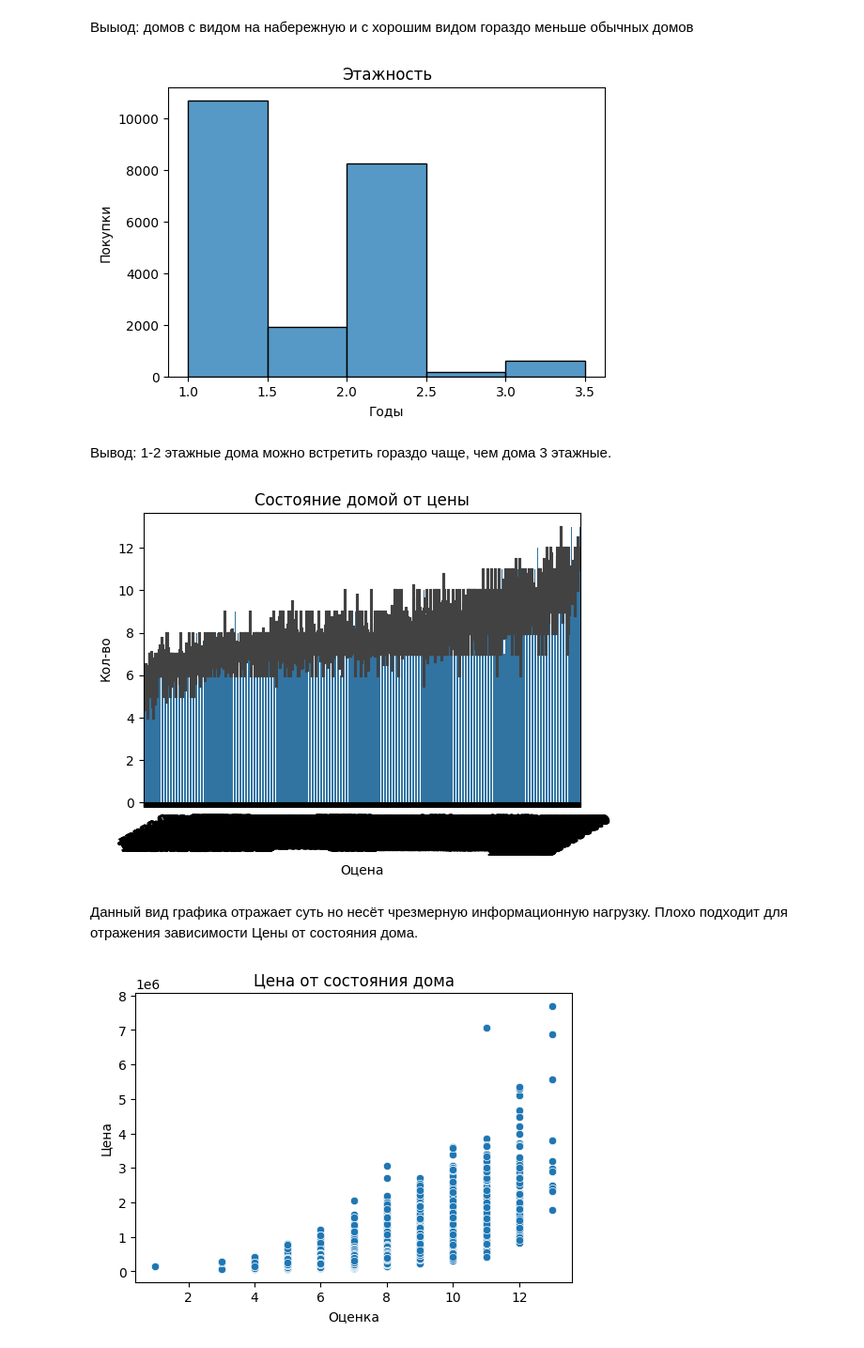
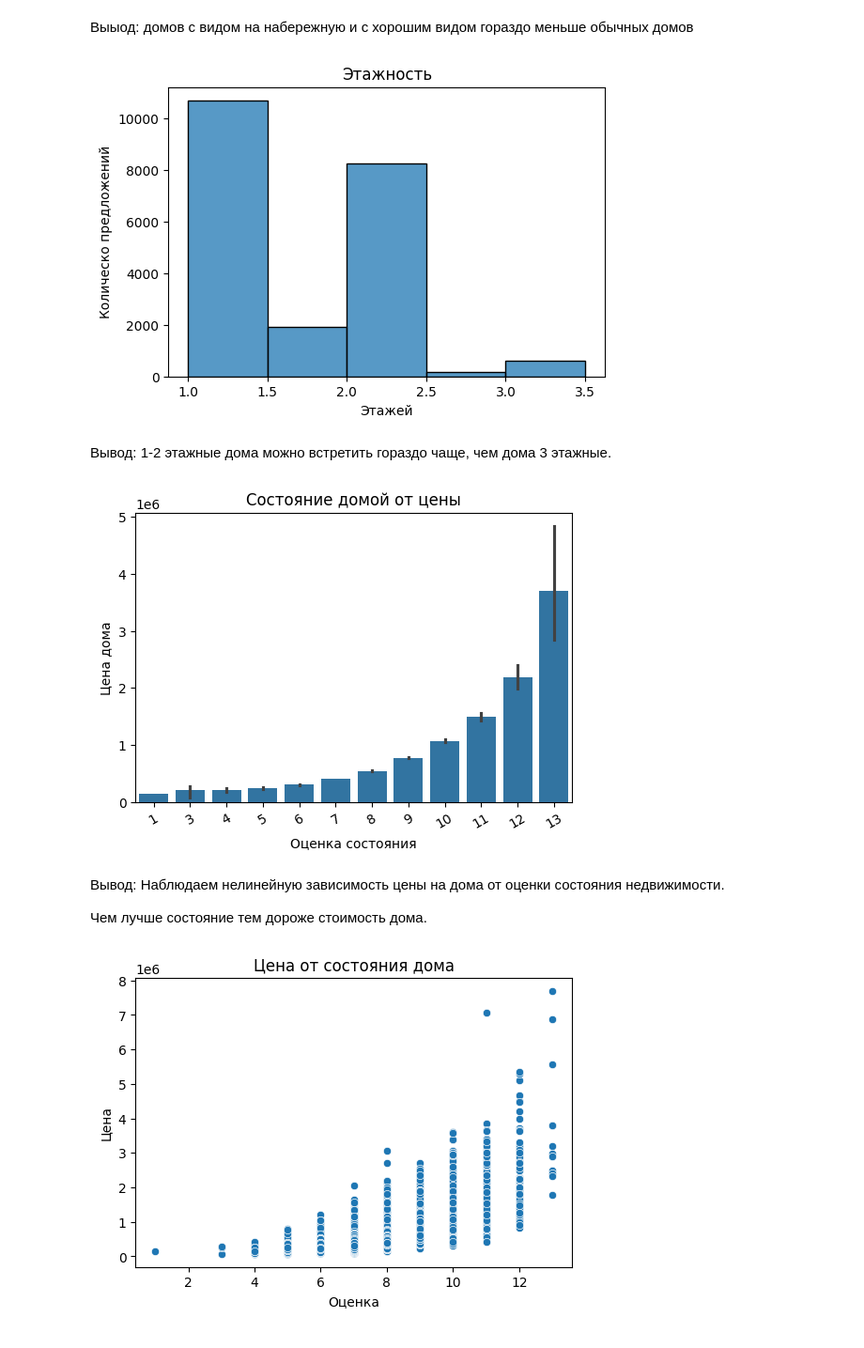
Before and after one commit to ArtemFilosofGB/PythonForAnalyst, a Jupyter notebook: Homework/Hw04/Homework04.ipynb, the cells around one changed output. Shown: that part at 94% size. Saved outputs shown, nothing was run; the diff lists cells and outputs as text; code cells hidden in the pictures.

```diff
--- a/Homework/Hw04/Homework04.ipynb
+++ b/Homework/Hw04/Homework04.ipynb
@@ -203,26 +230,28 @@ plt.figure(figsize=(6, 4))
 sns.histplot(df['floors'], bins=5)
 
 plt.title('Этажность')
-plt.xlabel('Годы')
-plt.ylabel('Покупки');
+plt.xlabel('Этажей')
+plt.ylabel('Колическо предложений');
 # %% [output]
-[figure, old version]
+[figure, new version]
 # %% [markdown]
 Вывод: 1-2 этажные дома можно встретить гораздо чаще, чем дома 3 этажные.
 # %%
 # 2.3. Изучите распределение состояния домов
 plt.figure(figsize=(6, 4))
 
-sns.barplot(x=df['price'], y=df['grade'])
+sns.barplot(x=df['grade'], y=df['price'])
 
 plt.title('Состояние домой от цены')
-plt.xlabel('Оцена')
-plt.ylabel('Кол-во')
+plt.xlabel('Оценка состояния')
+plt.ylabel('Цена дома')
 plt.xticks(rotation=30);
 # %% [output]
-[figure, old version]
+[figure, new version]
-# %% [markdown]
-Данный вид графика отражает суть но несёт чрезмерную информационную нагрузку. Плохо подходит для отражения зависимости Цены от состояния дома.
+# %% [markdown]
+Вывод: Наблюдаем нелинейную зависимость цены на дома от оценки состояния недвижимости.
+
+Чем лучше состояние тем дороже стоимость дома.
 # %%
 plt.figure(figsize=(6, 4))
 
```
Also changed, not shown: parts of 12 cells of this notebook.
